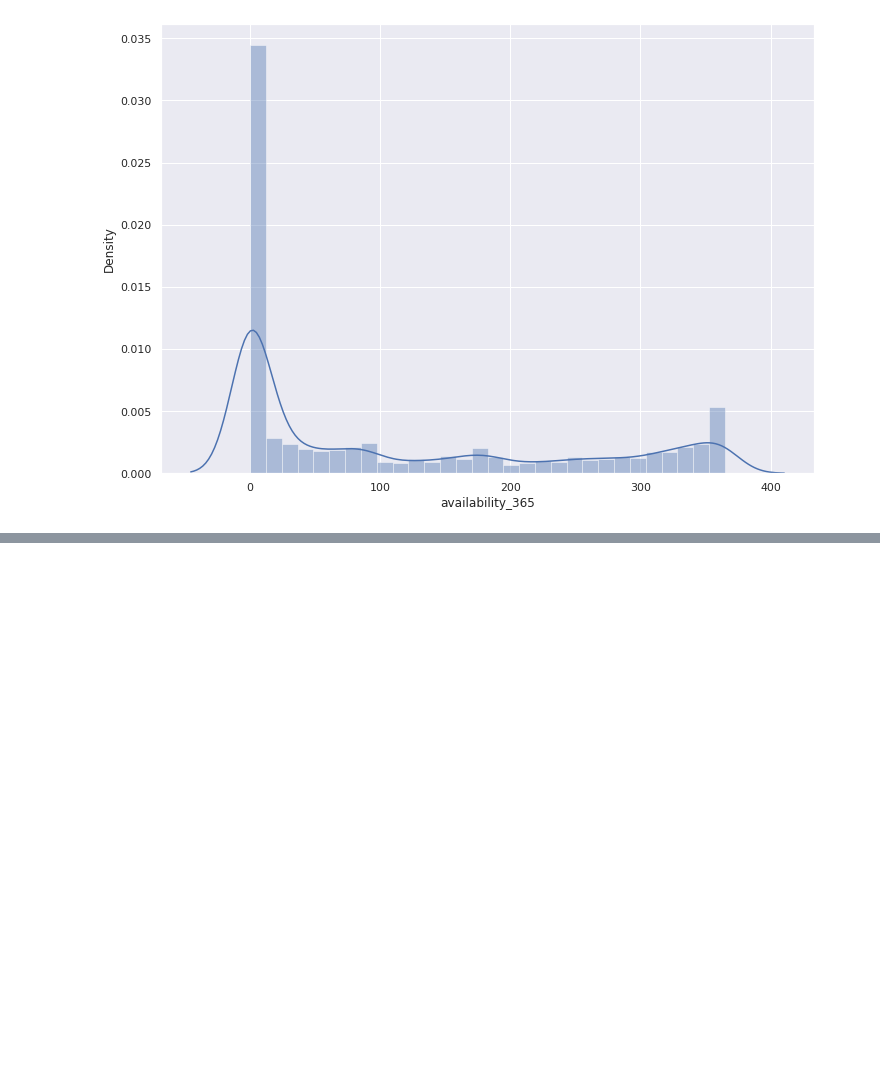
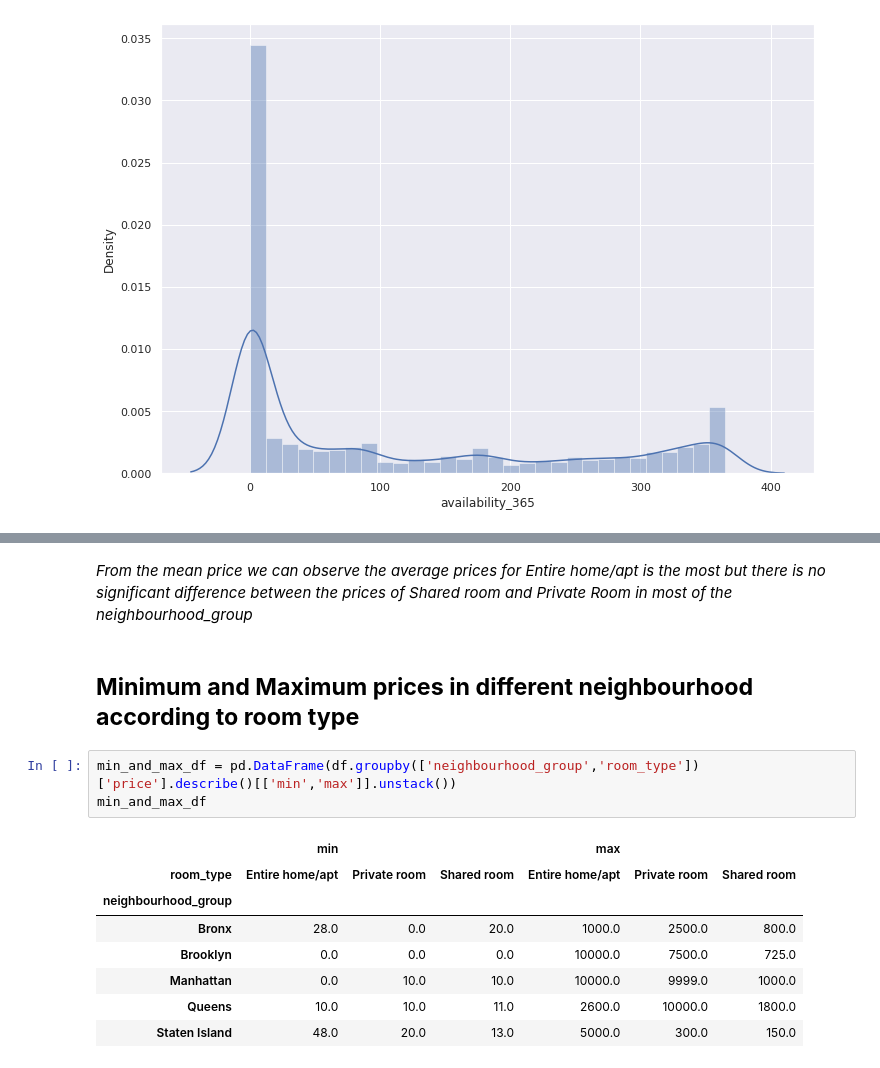
Before and after one commit to dushyantmaharshi/AirBnb-Data-Analysis, a Jupyter notebook: Airbnb_Bookings_Analysis_Capstone_Project_1_.ipynb, the cells around one changed output, grey strips where cells are left out. Drawn from its saved outputs; the diff is of its cells as text; blank space fills up the shorter version.

```diff
--- a/Airbnb_Bookings_Analysis_Capstone_Project_1_.ipynb
+++ b/Airbnb_Bookings_Analysis_Capstone_Project_1_.ipynb
@@ -280,0 +319,16 @@ for i in df.columns:
+# %% [markdown]
+*From the mean price we can observe the average prices for Entire home/apt is the most but there is no significant difference between the prices of Shared room and Private Room in most of the neighbourhood_group*
+# %% [markdown]
+## **Minimum and Maximum prices in different neighbourhood according to room type**
+# %%
+min_and_max_df = pd.DataFrame(df.groupby(['neighbourhood_group','room_type'])['price'].describe()[['min','max']].unstack())
+min_and_max_df
+# %% [output]
+|  | min |  |  | max |  |  |
+| room_type | Entire home/apt | Private room | Shared room | Entire home/apt | Private room | Shared room |
+| neighbourhood_group |  |  |  |  |  |  |
+| Bronx | 28.0 | 0.0 | 20.0 | 1000.0 | 2500.0 | 800.0 |
+| Brooklyn | 0.0 | 0.0 | 0.0 | 10000.0 | 7500.0 | 725.0 |
+| Manhattan | 0.0 | 10.0 | 10.0 | 10000.0 | 9999.0 | 1000.0 |
+| Queens | 10.0 | 10.0 | 11.0 | 2600.0 | 10000.0 | 1800.0 |
+| Staten Island | 48.0 | 20.0 | 13.0 | 5000.0 | 300.0 | 150.0 |
```
Also changed, not shown: parts of 8 cells of this notebook.
